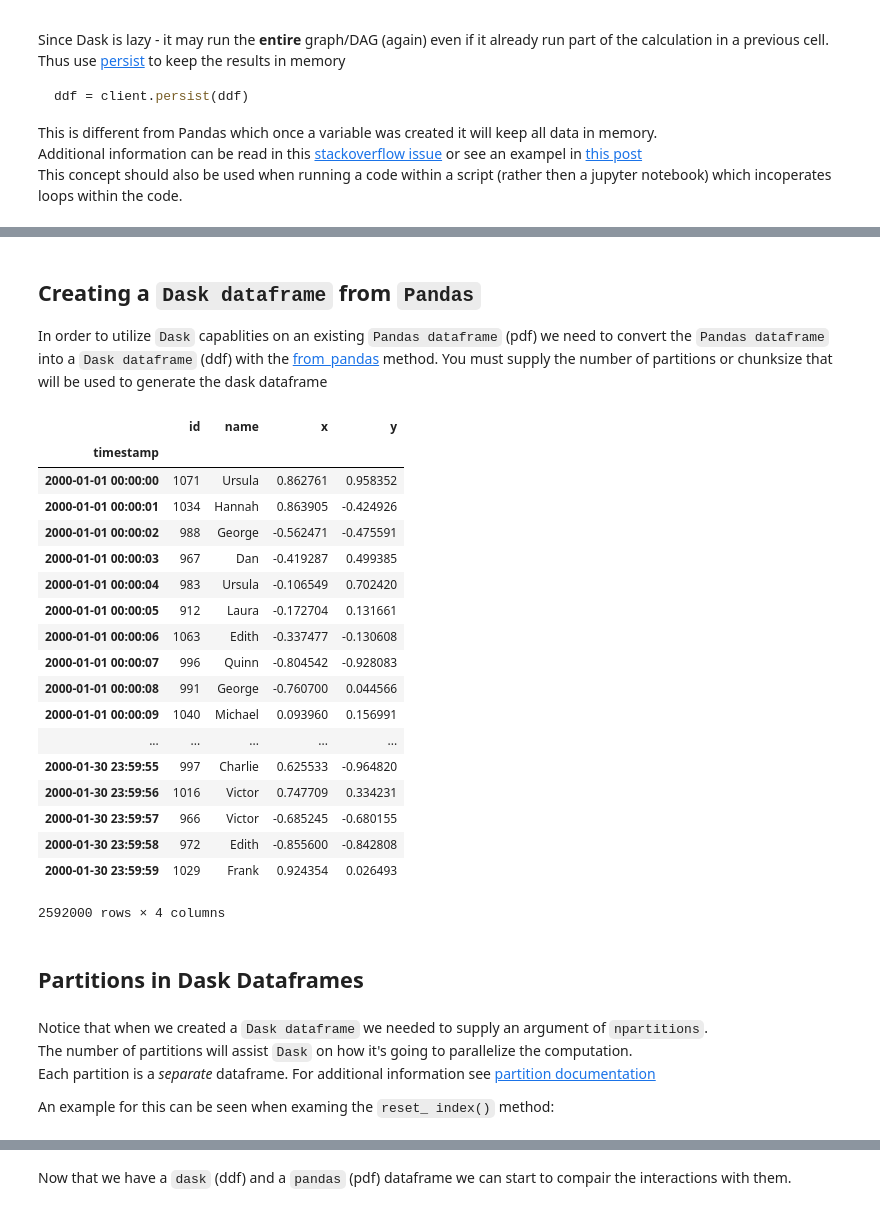
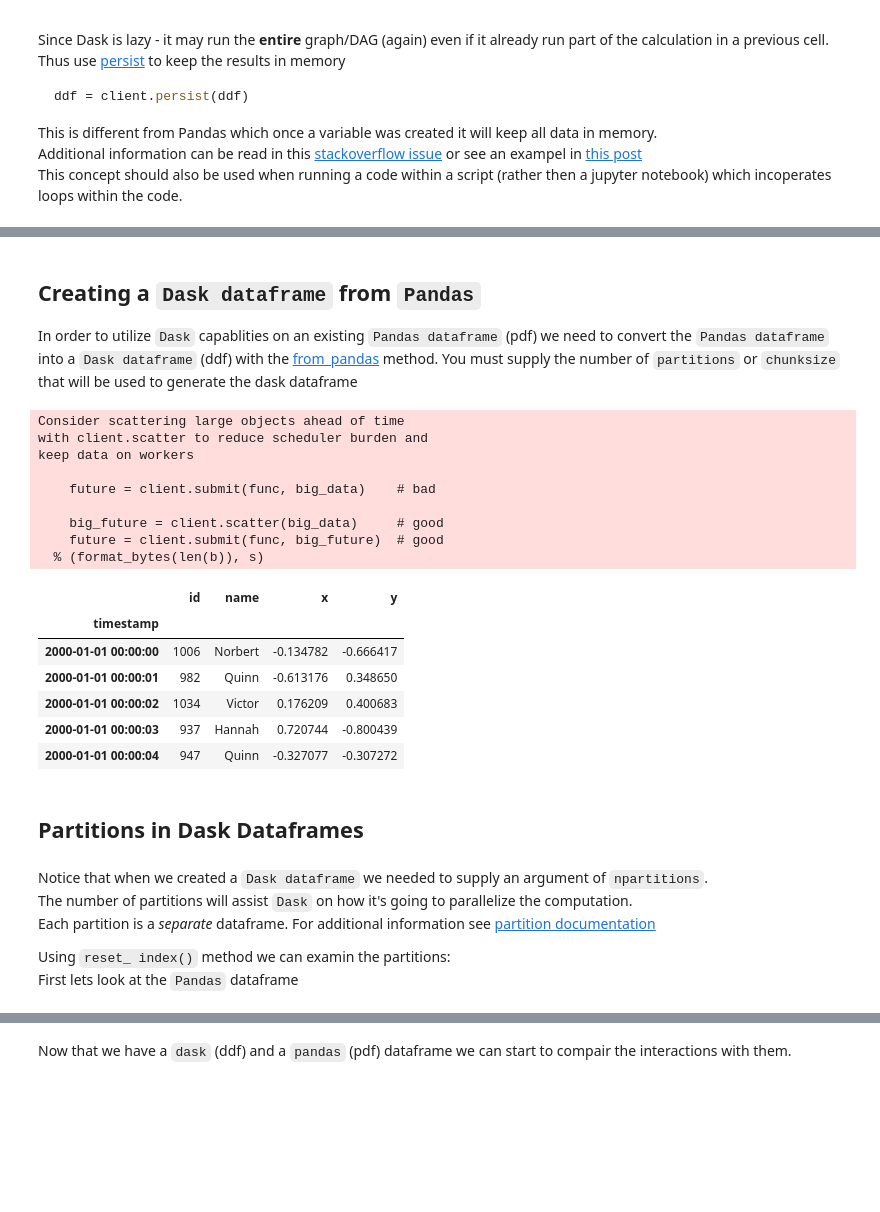
Before and after one commit to sephib/dask_pyconil2019, a Jupyter notebook: dask_for_pandas-in_ETL.ipynb, the cells around one changed output, grey strips where cells are left out. Saved outputs shown, nothing was run; the diff lists cells and outputs as text; code cells hidden in the pictures; blank space fills up the shorter version.

Commit message:
fine tune example

```diff
--- a/dask_for_pandas-in_ETL.ipynb
+++ b/dask_for_pandas-in_ETL.ipynb
@@ -143,30 +148,27 @@ pdf.head(2)
 # %% [markdown]
 ## Creating a `Dask dataframe` from `Pandas`
 In order to utilize `Dask` capablities on an existing `Pandas dataframe` (pdf) we need to convert the `Pandas dataframe` into a `Dask dataframe` (ddf)  with the [from_pandas](https://docs.dask.org/en/latest/dataframe-api.html#dask.dataframe.from_pandas) method.
-You must supply the number of partitions or chunksize that will be used to generate the dask dataframe
+You must supply the number of `partitions` or `chunksize` that will be used to generate the dask dataframe
 # %%
 ddf2 = dd.from_pandas(pdf, npartitions=10)
-ddf2.compute()
+ddf2.head()
 # %% [output]
+Consider scattering large objects ahead of time
+with client.scatter to reduce scheduler burden and
+keep data on workers
+
+    future = client.submit(func, big_data)    # bad
+
+    big_future = client.scatter(big_data)     # good
+    future = client.submit(func, big_future)  # good
+  % (format_bytes(len(b)), s)
 |  | id | name | x | y |
 | timestamp |  |  |  |  |
-| 2000-01-01 00:00:00 | 1071 | Ursula | 0.862761 | 0.958352 |
-| 2000-01-01 00:00:01 | 1034 | Hannah | 0.863905 | -0.424926 |
-| 2000-01-01 00:00:02 | 988 | George | -0.562471 | -0.475591 |
-| 2000-01-01 00:00:03 | 967 | Dan | -0.419287 | 0.499385 |
-| 2000-01-01 00:00:04 | 983 | Ursula | -0.106549 | 0.702420 |
-| 2000-01-01 00:00:05 | 912 | Laura | -0.172704 | 0.131661 |
-| 2000-01-01 00:00:06 | 1063 | Edith | -0.337477 | -0.130608 |
-| 2000-01-01 00:00:07 | 996 | Quinn | -0.804542 | -0.928083 |
-| 2000-01-01 00:00:08 | 991 | George | -0.760700 | 0.044566 |
-| 2000-01-01 00:00:09 | 1040 | Michael | 0.093960 | 0.156991 |
-| ... | ... | ... | ... | ... |
-| 2000-01-30 23:59:55 | 997 | Charlie | 0.625533 | -0.964820 |
-| 2000-01-30 23:59:56 | 1016 | Victor | 0.747709 | 0.334231 |
-| 2000-01-30 23:59:57 | 966 | Victor | -0.685245 | -0.680155 |
-| 2000-01-30 23:59:58 | 972 | Edith | -0.855600 | -0.842808 |
-| 2000-01-30 23:59:59 | 1029 | Frank | 0.924354 | 0.026493 |
+| 2000-01-01 00:00:00 | 1006 | Norbert | -0.134782 | -0.666417 |
+| 2000-01-01 00:00:01 | 982 | Quinn | -0.613176 | 0.348650 |
+| 2000-01-01 00:00:02 | 1034 | Victor | 0.176209 | 0.400683 |
+| 2000-01-01 00:00:03 | 937 | Hannah | 0.720744 | -0.800439 |
+| 2000-01-01 00:00:04 | 947 | Quinn | -0.327077 | -0.307272 |
-2592000 rows × 4 columns
 # %% [markdown]
 ## Partitions in Dask Dataframes
 # %% [markdown]
@@ -174,7 +176,8 @@ Notice that when we created a `Dask dataframe` we needed to supply an argument o
 The number of partitions will assist `Dask` on how it's going to parallelize the computation.
 Each partition is a *separate* dataframe. For additional information see [partition documentation](https://docs.dask.org/en/latest/dataframe-design.html?highlight=meta%20utils#partitions)
 
-An example for this can be seen when examing the `reset_ index()` method:
+Using `reset_ index()` method we can examin the partitions:
+First lets look at the `Pandas` dataframe
 # %%
 pdf2 = pdf.reset_index()
 # Only 1 row
```
Also changed, not shown: parts of 45 cells of this notebook.
